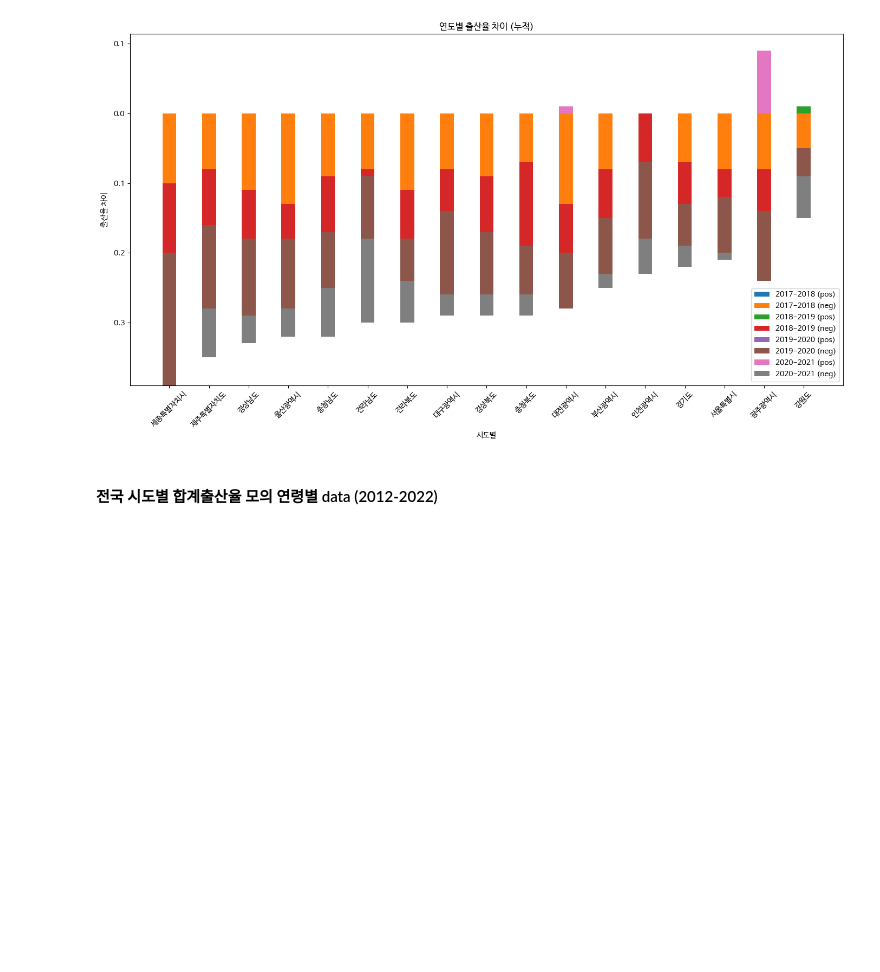
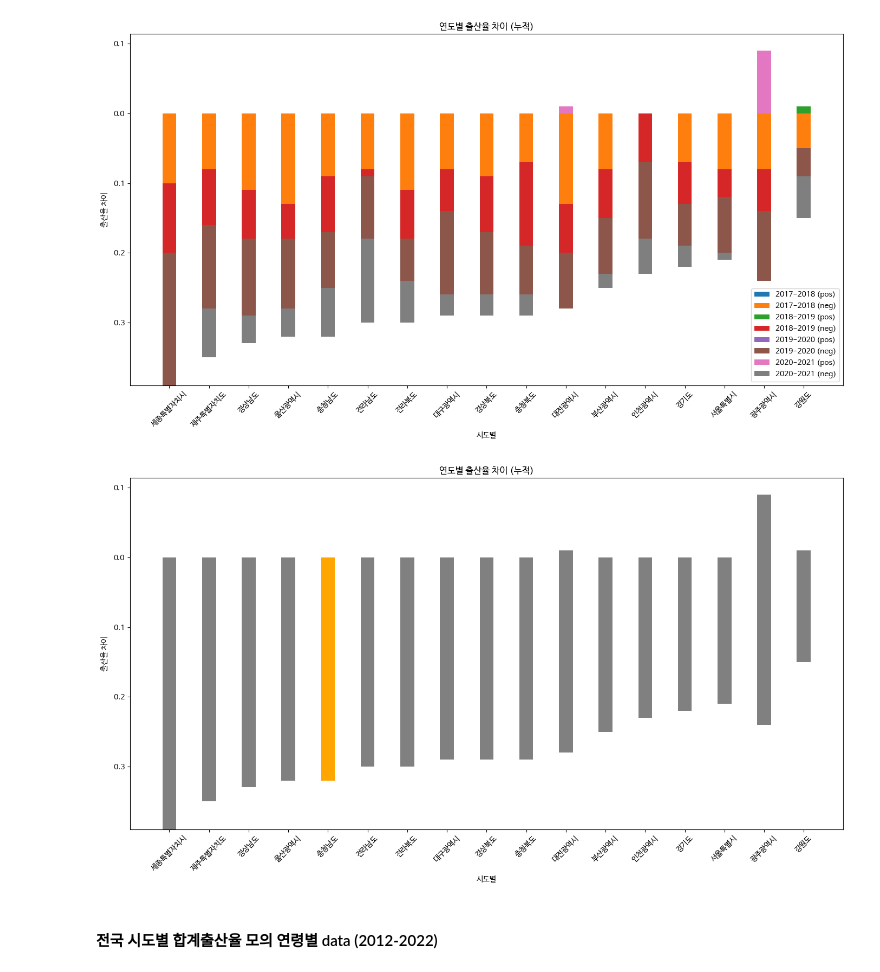
Before and after one commit to nohjuhyeon/contest_cheonan, a Jupyter notebook: data_analysis/1st_Analysis/Analyzing the fertility rate in Cheonan.ipynb, the cells around one changed output. Drawn from its saved outputs; the diff is of its cells as text; code cells hidden in the pictures; blank space fills up the shorter version.

```diff
--- a/data_analysis/1st_Analysis/Analyzing the fertility rate in Cheonan.ipynb
+++ b/data_analysis/1st_Analysis/Analyzing the fertility rate in Cheonan.ipynb
@@ -428,6 +439,47 @@ plt.tight_layout()
 plt.show()
 # %% [output]
 [figure]
+# %%
+import numpy as np
+import matplotlib.pyplot as plt
+
+# 출산율 감소폭 음수와 양수로 나누어 누적 막대그래프 그리기
+plt.figure(figsize=(14, 8))
+
+years_diff = ['2017-2018', '2018-2019', '2019-2020', '2020-2021']
+bar_width = 0.35
+index = np.arange(len(df_filtered['구 분']))
+
+# 누적 막대 그래프 - 양수
+bottom_values_pos = np.zeros(len(df_filtered))
+bottom_values_neg = np.zeros(len(df_filtered))
+
+highlight_index = df_filtered[df_filtered['구 분'] == '충청남도'].index[0]  # 충청남도의 인덱스
+
+for year_diff in years_diff:
+    pos_diff = df_filtered[year_diff].clip(lower=0)
+    neg_diff = df_filtered[year_diff].clip(upper=0)
+
+    # 충청남도는 다른 색으로 그리기
+    plt.bar(index, pos_diff, bar_width, bottom=bottom_values_pos, color='gray')
+    plt.bar(index[highlight_index], pos_diff.iloc[highlight_index], bar_width, bottom=bottom_values_pos[highlight_index],
+            color='orange')  # 충청남도 하이라이트
+    plt.bar(index, neg_diff, bar_width, bottom=bottom_values_neg, color='gray')
+    plt.bar(index[highlight_index], neg_diff.iloc[highlight_index], bar_width, bottom=bottom_values_neg[highlight_index],
+            color='orange')  # 충청남도 하이라이트
+
+    bottom_values_pos += pos_diff
+    bottom_values_neg += neg_diff
+
+plt.xlabel('시도별')
+plt.ylabel('출산율 차이')
+plt.title('연도별 출산율 차이 (누적)')
+plt.xticks(index, df_filtered['구 분'], rotation=45)
+
+plt.tight_layout()
+plt.show()
+# %% [output]
+[figure, added]
 # %%
 ################연령별 data 분석 중 (여기부터)
 # %% [markdown]
```
Also changed, not shown: parts of 13 cells of this notebook, 4 other files.
